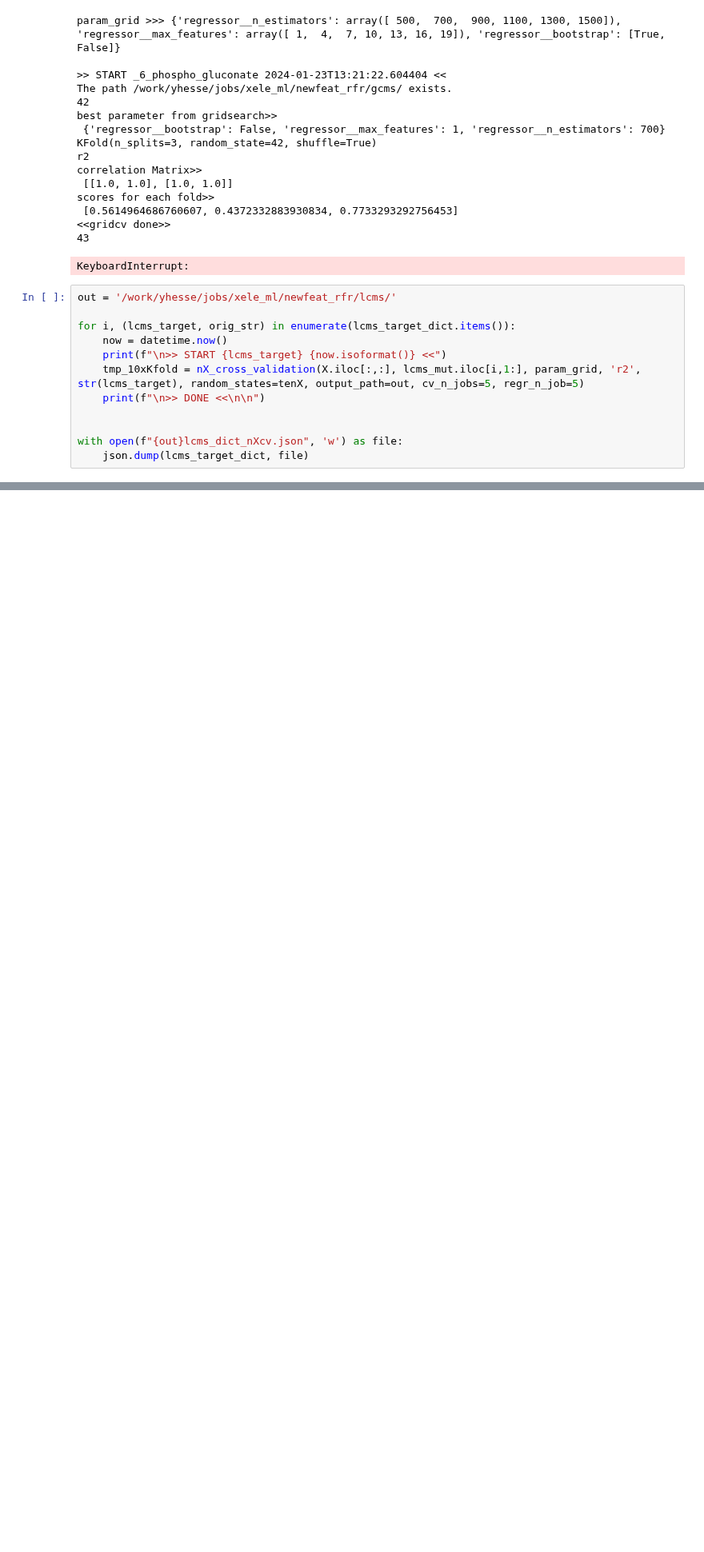
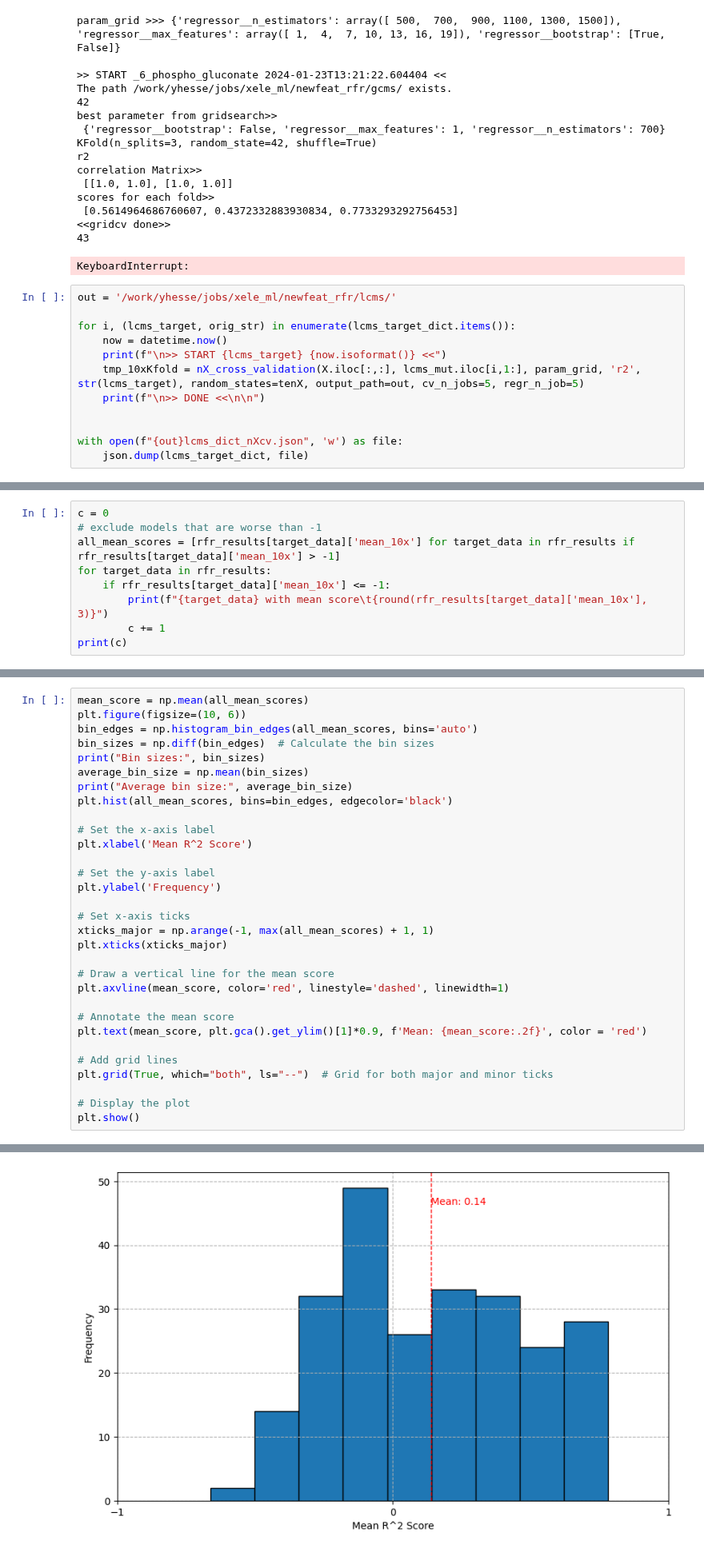
Before and after one commit to Yawkward/x.elegans, a Jupyter notebook: newfeaturespace/newfeat_10xKfold_rfr.ipynb, the cells around one changed output, grey strips where cells are left out. Shown at 80% size. Drawn from its saved outputs; the diff is of its cells as text; blank space fills up the shorter version.

```diff
--- a/newfeaturespace/newfeat_10xKfold_rfr.ipynb
+++ b/newfeaturespace/newfeat_10xKfold_rfr.ipynb
@@ -361,0 +556,9 @@ with open(f"{out}lcms_dict_nXcv.json", 'w') as file:
+# %%
+c = 0
+# exclude models that are worse than -1
+all_mean_scores = [rfr_results[target_data]['mean_10x'] for target_data in rfr_results if rfr_results[target_data]['mean_10x'] > -1]
+for target_data in rfr_results:
+    if rfr_results[target_data]['mean_10x'] <= -1:
+        print(f"{target_data} with mean score\t{round(rfr_results[target_data]['mean_10x'], 3)}")
+        c += 1
+print(c)
@@ -361,0 +570,32 @@ with open(f"{out}lcms_dict_nXcv.json", 'w') as file:
+# %%
+mean_score = np.mean(all_mean_scores)
+plt.figure(figsize=(10, 6))
+bin_edges = np.histogram_bin_edges(all_mean_scores, bins='auto')
+bin_sizes = np.diff(bin_edges)  # Calculate the bin sizes
+print("Bin sizes:", bin_sizes)
+average_bin_size = np.mean(bin_sizes)
+print("Average bin size:", average_bin_size)
+plt.hist(all_mean_scores, bins=bin_edges, edgecolor='black')
+
+# Set the x-axis label
+plt.xlabel('Mean R^2 Score')
+
+# Set the y-axis label
+plt.ylabel('Frequency')
+
+# Set x-axis ticks
+xticks_major = np.arange(-1, max(all_mean_scores) + 1, 1)
+plt.xticks(xticks_major)
+
+# Draw a vertical line for the mean score
+plt.axvline(mean_score, color='red', linestyle='dashed', linewidth=1)
+
+# Annotate the mean score
+plt.text(mean_score, plt.gca().get_ylim()[1]*0.9, f'Mean: {mean_score:.2f}', color = 'red')
+
+# Add grid lines
+plt.grid(True, which="both", ls="--")  # Grid for both major and minor ticks
+
+# Display the plot
+plt.show()
+# %% [output]
@@ -361,0 +605 @@ with open(f"{out}lcms_dict_nXcv.json", 'w') as file:
+[figure, added]
```
Also changed, not shown: parts of 17 cells of this notebook, 1 other file.
